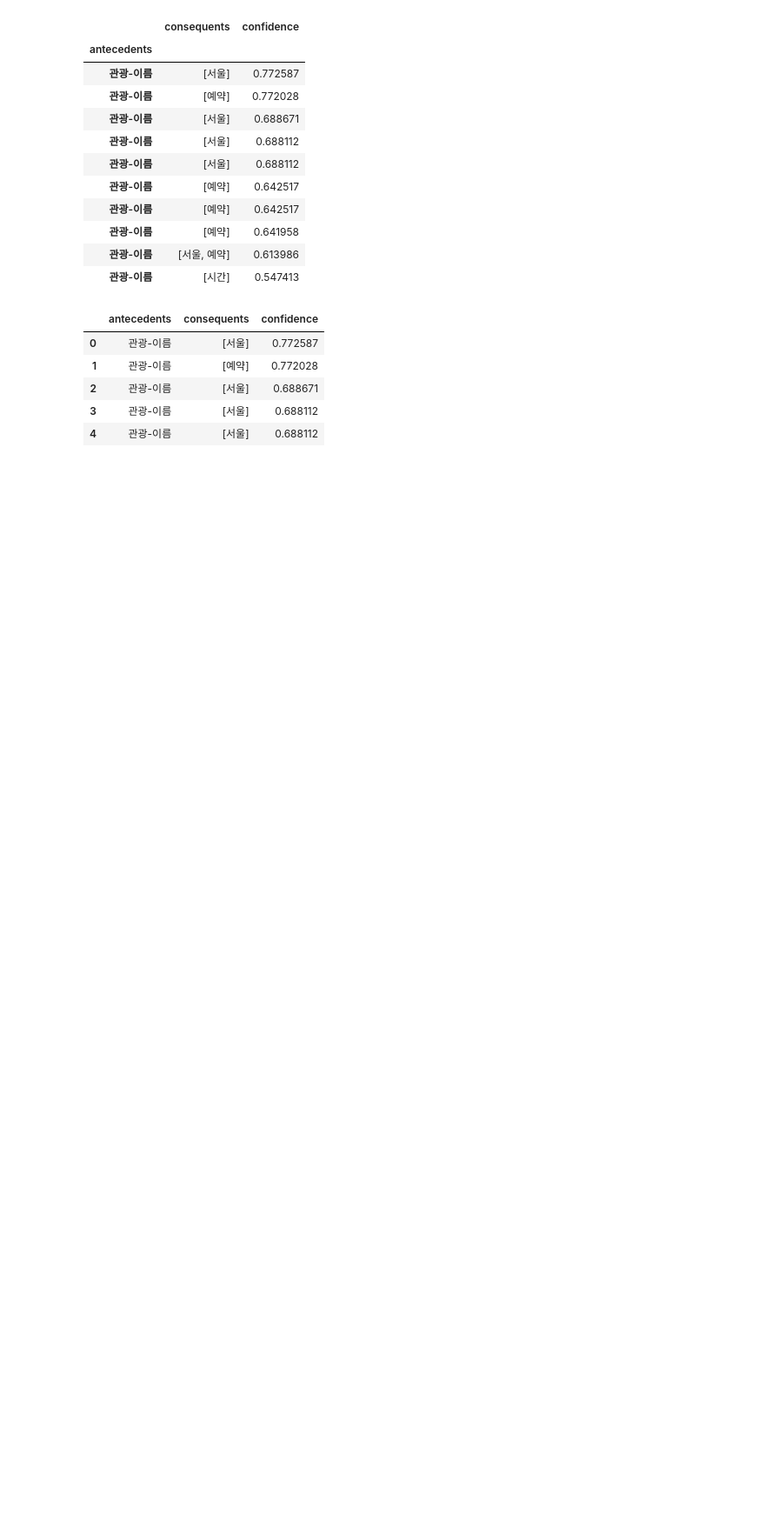
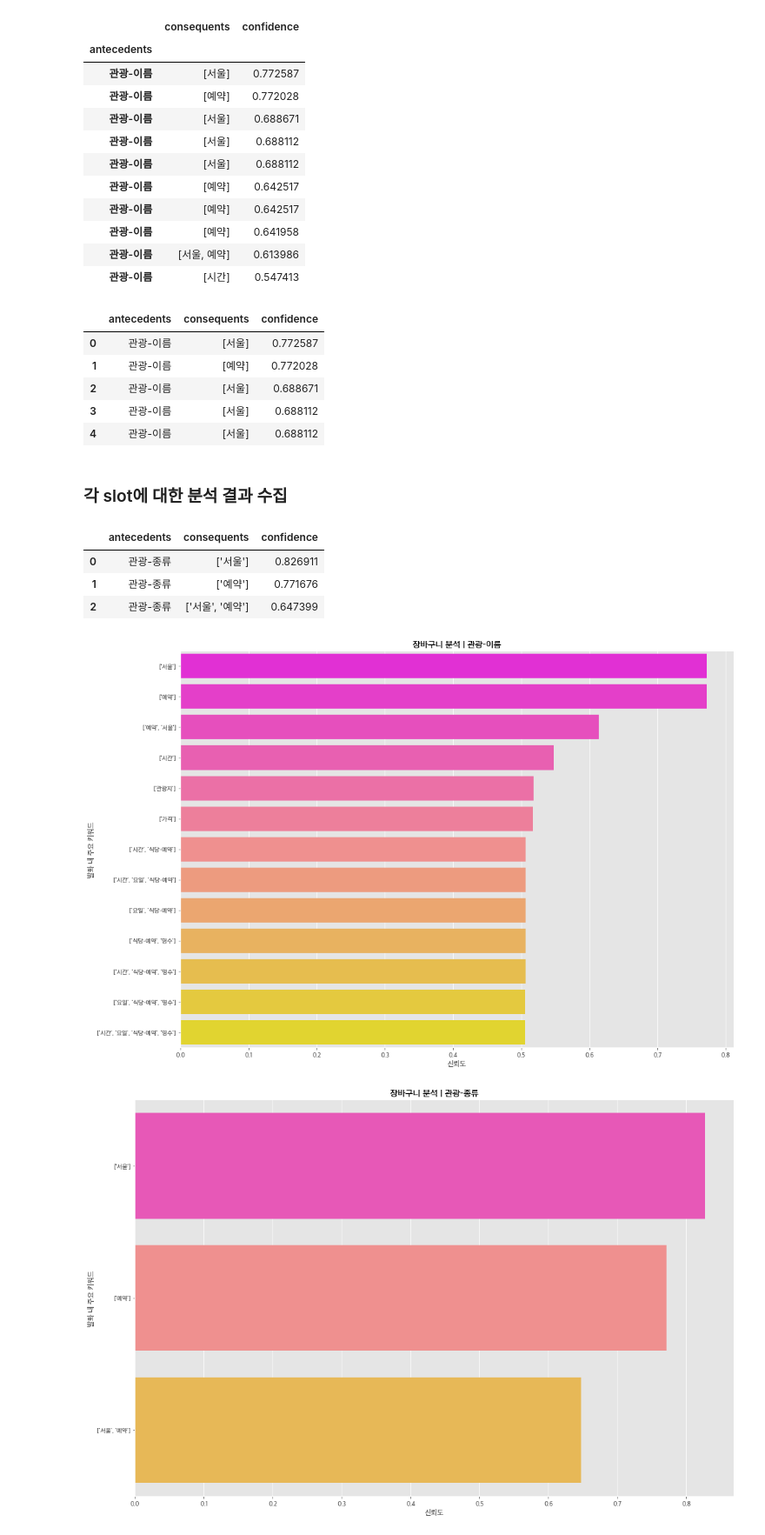
Before and after one commit to bcaitech1/p3-dst-freshtomato, a Jupyter notebook: notebooks/EDA - Market Basket Analysis.ipynb, the cells around one changed output. Shown at 87% size. Saved outputs shown, nothing was run; the diff lists cells and outputs as text; code cells hidden in the pictures; blank space fills up the shorter version.

Commit message:
market basket analysis finished

```diff
--- a/notebooks/EDA - Market Basket Analysis.ipynb
+++ b/notebooks/EDA - Market Basket Analysis.ipynb
@@ -40,7 +40,7 @@ from mlxtend.preprocessing import TransactionEncoder
 from mlxtend.frequent_patterns import apriori, association_rules
 pd.set_option('display.max_rows', 500)
 plt.style.use('ggplot')
-# plt.rc('font', family='AppleSDGothicNeoSB00')
+plt.rc('font', family='AppleSDGothicNeoSB00')
 sys.path.insert(0, '../code/')
 
 from utils import load_json
@@ -292,6 +292,8 @@ def get_market_analysis_result(slot: str='관광-이름'):
     return result
 # %%
 slot_list = slot_association_table_grouped['antecedents'].unique().tolist()
+# %% [markdown]
+### 각 slot에 대한 분석 결과 수집
 # %%
 result_list = []
 
@@ -302,0 +302,26 @@ temp['consequents'] = temp['consequents'].apply(str)
+# %%
+result
+# %% [output]
+|  | antecedents | consequents | confidence |
+| 0 | 관광-종류 | ['서울'] | 0.826911 |
+| 1 | 관광-종류 | ['예약'] | 0.771676 |
+| 2 | 관광-종류 | ['서울', '예약'] | 0.647399 |
+# %%
+def plot_analysis_result(result, slot, figsize: tuple=(12, 8)):
+    plt.figure(figsize=(15, 10))
+    sns.barplot(x='confidence', y='consequents', palette='spring', data=result)
+    plt.title(f'장바구니 분석 | {slot}')
+    plt.xlabel('신뢰도')
+    plt.ylabel('발화 내 주요 키워드')
+    plt.tight_layout()
+    plt.show()
+
+
+for r in result_list:
+    result = deepcopy(r)
+    result['consequents'] = result['consequents'].apply(str)
+    slot = result['antecedents'].unique()[0]
+    plot_analysis_result(result, slot)
+# %% [output]
+[figure, added]
+[figure, added]
```
Also changed, not shown: parts of 2 cells of this notebook.
